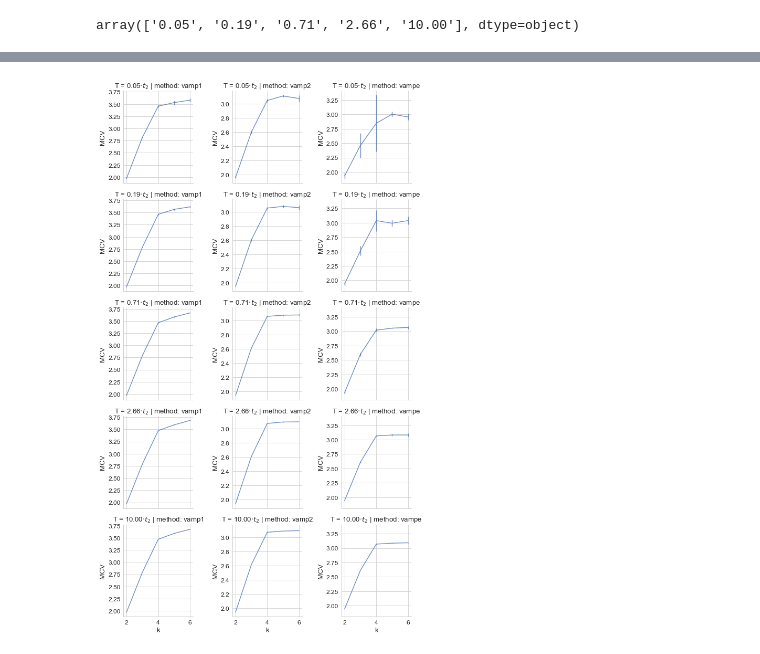
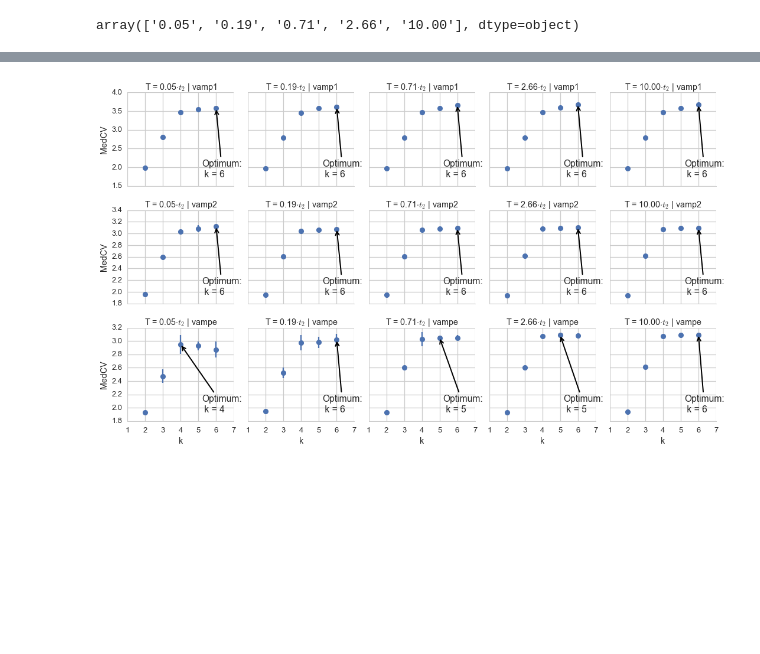
Before and after one commit to RobertArbon/four_well_analysis, a Jupyter notebook: QuadWell/Results-ShuffleSplit.ipynb, the cells around one changed output, grey strips where cells are left out. Drawn from its saved outputs; the diff is of its cells as text; code cells hidden in the pictures; blank space fills up the shorter version.

```diff
--- a/QuadWell/Results-ShuffleSplit.ipynb
+++ b/QuadWell/Results-ShuffleSplit.ipynb
@@ -88,7 +81,8 @@ df['t2_fraction'].unique()
 array(['0.05', '0.19', '0.71', '2.66', '10.00'], dtype=object)
 # %%
 
-df.rename(columns={'msm__score_k': 'k', 'msm__score_method': 'method','cluster__n_bins_per_feature': 'clusters'},
+df.rename(columns={'msm__score_k': 'k', 'msm__score_method': 'method','cluster__n_bins_per_feature': 'clusters',
+                  'test_scores_median': 'MedCV', 'test_scores_std': 'CV_err'},
          inplace=True)
 df.head()
 # %% [output]
@@ -140,0 +130,6 @@ cols = sns.color_palette('colorblind', 3)
+# %%
+best_idx = df.groupby(['data_fraction',
+                       'method', 'k'])['MedCV'].transform(max) == df['MedCV']
+
+best_df = df.loc[best_idx, :].sort_values(by=['data_fraction',  'method', 'k'])
+best_df.head()
@@ -176,4 +186,0 @@ with sns.plotting_context('paper', font_scale=1.5):
-# %%
-m = 90
-df_sample = df.loc[df['clusters']==m, :]
-df_sample.loc[df_sample['method']=='vampe', :].head()
@@ -186,0 +189,6 @@ df_sample.loc[df_sample['method']=='vampe', :].head()
+# %%
+best_idx = df.groupby(['data_fraction',
+                       'method', 'clusters'])['MedCV'].transform(max) == df['MedCV']
+
+best_df = df.loc[best_idx, :].sort_values(by=['data_fraction',  'method', 'clusters'])
+best_df.head()
@@ -187,33 +202,42 @@ df_sample.loc[df_sample['method']=='vampe', :].head()
 # %%
-with sns.plotting_context('paper', font_scale=1.5):
-    sns.set_style('whitegrid')
-    g = sns.FacetGrid(data=df_sample,  row='t2_fraction', col='method', col_order=methods,
-                      row_order=t2_fracs, sharey='col')
-#     g.map(plt.errorbar, 'clusters', 'test_scores_mean', 'test_scores_std',
-#           alpha=0.8, color=cols[0], elinewidth=.5)
-    g.map(plt.errorbar, 'k', 'test_scores_median', 'test_scores_std',
-          alpha=0.8)
+for m in [100, 200, 400, 600]: #",200,300,400,500]:
 
-    g.set_titles('T = {row_name}$ \cdot t_2$ | method: {col_name}' )
-    g.set(ylabel='MCV')
-#     for i in range(g.axes.shape[0]):
-#         for j in range(g.axes.shape[1]):
-#             ax = g.axes[i][j]
-#             idx = (best_df_sample['method']==methods[j]) & (best_df_sample['data_fraction']==fractions[i])
+    df_sample = df.loc[df['clusters']==m, :]
+    best_df_sample = best_df.loc[df['clusters']==m, :]
+    cols = sns.color_palette('colorblind', 3)
 
-#             x = best_df_sample.loc[idx, 'clusters']
-#             y = best_df_sample.loc[idx, 'test_scores_mean']
-#             ax.scatter(x, y, c=cols[-1], marker='x', s=50)
+    with sns.plotting_context('talk', font_scale=1):
+        sns.set_style('whitegrid')
+        g = sns.FacetGrid(data=df_sample,  col='t2_fraction', row='method', row_order=methods,
+                          col_order=t2_fracs, sharey='row')
 
-#             label = 'Optimum:\n{} clusters'.format(x.values[0])
-#             ax.annotate(label,
-#                     xy=(x, y), xycoords='data',
-#                     xytext=(.1, .1),  textcoords='axes fraction',
-#                     arrowprops=dict(arrowstyle="->",
-#                                     connectionstyle="arc3"),
-#                     )
+        g.map(plt.errorbar, 'k', 'MedCV', 'CV_err',
+              alpha=1, ls='', marker='o')
 
-#     plt.savefig('m90.pdf')
+        g.set_titles('T = {col_name}$ \cdot t_2$ | {row_name}' )
+        g.set(xlim=(1,7))
+        plt.tight_layout()
+
+
+        for i in range(g.axes.shape[0]):
+            for j in range(g.axes.shape[1]):
+                ax = g.axes[i][j]
+                idx = (best_df_sample['method']==methods[i]) & (best_df_sample['data_fraction']==fractions[j])
+
+                x = best_df_sample.loc[idx, 'k']
+                y = best_df_sample.loc[idx, 'MedCV']
+                ax.scatter(x, y, c=cols[-1], marker='x', s=50)
+
+                label = 'Optimum:\n k = {}'.format(x.values[0])
+                ax.annotate(label,
+                        xy=(x, y), xycoords='data',
+                        xytext=(.7, .1),  textcoords='axes fraction',
+                        arrowprops=dict(arrowstyle="->",
+                                        connectionstyle="arc3", linewidth=2),
+                        )
+
+    plt.savefig('figures/osprey_T_vs_k_m{}.png'.format(m), transparent=True)
+
 # g.map(plt.errorbar, 'cluster__n_bins_per_feature', 'train_scores_mean','train_scores_std',  alpha=1, color=cols[1])
 # %% [output]
-[figure, old version]
+[figure, new version]
```
Also changed, not shown: parts of 18 cells of this notebook, 1 other file.
